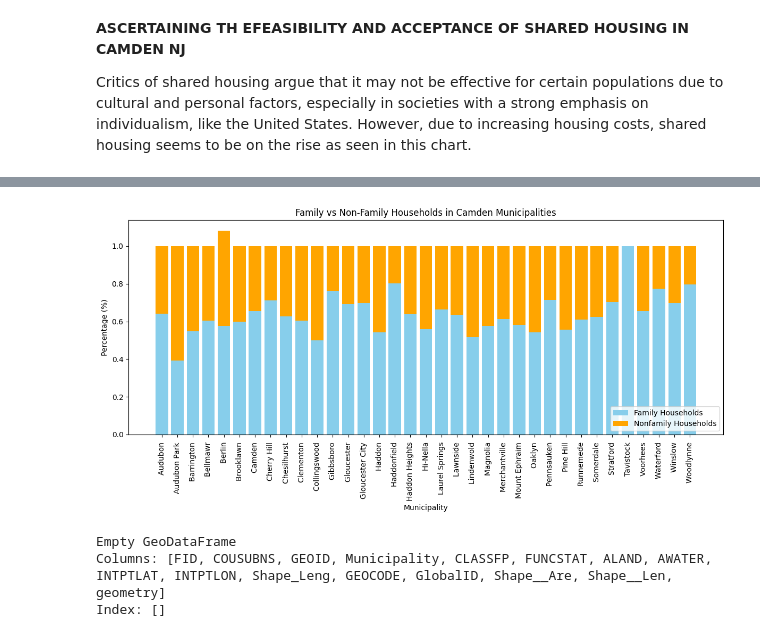
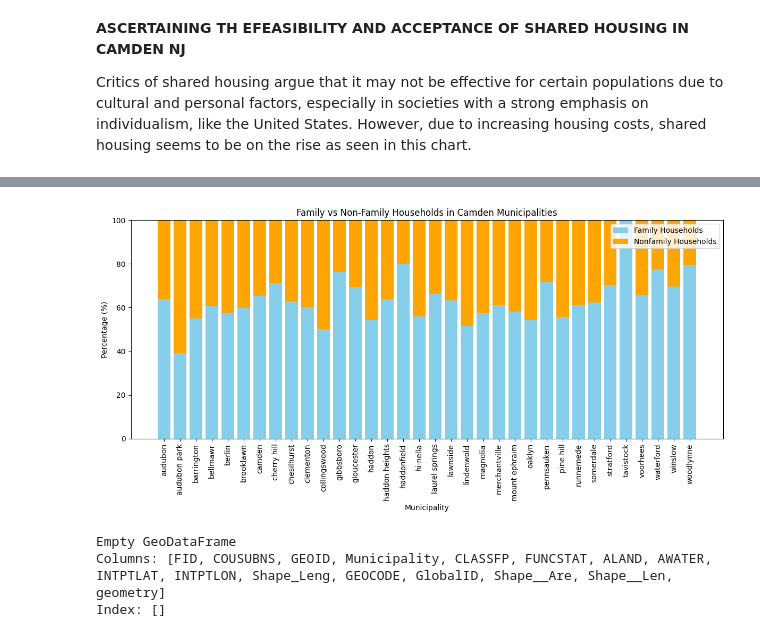
Before and after one commit to Funmiadebajo/GIS, a Jupyter notebook: PS4.ipynb, the cells around one changed output, grey strips where cells are left out. Drawn from its saved outputs; the diff is of its cells as text; code cells hidden in the pictures.

```diff
--- a/PS4.ipynb
+++ b/PS4.ipynb
@@ -659,18 +566,0 @@ Nonfamily_Households = Nonfamily_Households.dropna(subset=['Actual Renters'])
-# %%
-import re
-import geopandas as gpd
-
-# Load municipality data and clean names
-njMun = gpd.read_file('https://github.com/Funmiadebajo/GIS/raw/refs/heads/main/Municipality.zip')
-njMun.rename(columns={'NAMELSAD': 'Municipality'}, inplace=True)
-njMun.loc[:, 'Municipality'] = njMun['Municipality'].str.strip().str.lower()
-
-# Standardize and conditionally remove suffixes from municipality names
-def clean_municipality_name(name):
-    if 'berlin borough' in name or 'berlin township' in name:
-        return name  # Preserve Berlin Borough and Berlin Township
-    return re.sub(r'\s(borough|township|city|village|town)$', '', name, flags=re.IGNORECASE).strip().lower()
-
-# Apply the cleaning function
-njMun['Municipality'] = njMun['Municipality'].apply(clean_municipality_name)
-njMun.head(7)
@@ -709,28 +713,64 @@ njMun['Municipality'] = njMun['Municipality'].apply(clean_municipality_name)
 # %%
+import geopandas as gpd
+import pandas as pd
+import matplotlib.pyplot as plt
+import re
 
-# Load and clean Family Households data
+# Load municipality data and clean names
+njMun = gpd.read_file('https://github.com/Funmiadebajo/GIS/raw/refs/heads/main/Municipality.zip')
+njMun.rename(columns={'NAMELSAD': 'Municipality'}, inplace=True)
+njMun['Municipality'] = njMun['Municipality'].str.strip().str.lower()
+
+# Standardize municipality names while preserving Berlin distinctions
+def clean_municipality_name(name):
+    if 'berlin borough' in name:
+        return 'berlin borough'
+    if 'berlin township' in name:
+        return 'berlin township'
+    return re.sub(r'\s(borough|township|city|village|town)$', '', name, flags=re.IGNORECASE).strip().lower()
+
+# Apply cleaning to municipality data
+njMun['Municipality'] = njMun['Municipality'].apply(clean_municipality_name)
+
+# Load and clean Family Household data
 Family_Households = pd.read_excel('https://github.com/Funmiadebajo/GIS/raw/refs/heads/main/Median%20Income%202022.xlsx')
+Family_Households['Municipality'] = Family_Households['Municipality'].str.strip().str.lower()
+Family_Households['Municipality'] = Family_Households['Municipality'].apply(clean_municipality_name)
 Family_Households['Family Households'] = Family_Households['Family Households'].replace({'%': '', ',': ''}, regex=True)
 Family_Households['Family Households'] = pd.to_numeric(Family_Households['Family Households'], errors='coerce')
-Family_Households = Family_Households.dropna(subset=['Family Households'])
 
 # Load and clean Non-Family Household data
 Nonfamily_Households = pd.read_excel('https://github.com/Funmiadebajo/GIS/raw/refs/heads/main/Median%20Income%202022.xlsx')
+Nonfamily_Households['Municipality'] = Nonfamily_Households['Municipality'].str.strip().str.lower()
+Nonfamily_Households['Municipality'] = Nonfamily_Households['Municipality'].apply(clean_municipality_name)
 Nonfamily_Households['Nonfamily Households'] = Nonfamily_Households['Nonfamily Households'].replace({'\$': '', ',': ''}, regex=True)
 Nonfamily_Households['Nonfamily Households'] = pd.to_numeric(Nonfamily_Households['Nonfamily Households'], errors='coerce')
-Nonfamily_Households = Nonfamily_Households.dropna(subset=['Nonfamily Households'])
 
-# Merge Family and Non-Family Household data with njMun
-combined_data = pd.merge(Family_Households[['Municipality', 'Family Households']],
-                         Nonfamily_Households[['Municipality', 'Nonfamily Households']],
-                         on='Municipality',
-                         how='inner')
+# Outer merge Family and Non-Family data with indicator
+combined_data = pd.merge(
+    Family_Households[['Municipality', 'Family Households']],
+    Nonfamily_Households[['Municipality', 'Nonfamily Households']],
+    on='Municipality',
+    how='outer',
+    indicator=True
+)
 
-# Create a stacked bar chart for Family vs Non-Family Households across Municipalities
+# Debugging: Check for Berlin entries
+print(combined_data[combined_data['Municipality'].str.contains('berlin')])
+
+# Filter and normalize data
+combined_data = combined_data.dropna(subset=['Family Households', 'Nonfamily Households'])  # Drop rows with missing data
+combined_data['Total Households'] = combined_data['Family Households'] + combined_data['Nonfamily Households']
+combined_data['Family Households'] = (combined_data['Family Households'] / combined_data['Total Households']) * 100
+combined_data['Nonfamily Households'] = (combined_data['Nonfamily Households'] / combined_data['Total Households']) * 100
+
+# Verify that both Berlins are included
+print("Unique municipalities:", combined_data['Municipality'].unique())
+
+# Create a stacked bar chart
 plt.figure(figsize=(12, 6))
 plt.bar(combined_data['Municipality'], combined_data['Family Households'], label='Family Households', color='skyblue')
-plt.bar(combined_data['Municipality'], combined_data['Nonfamily Households'], bottom=combined_data['Family Households'],
-         label='Nonfamily Households', color='orange')
+plt.bar(combined_data['Municipality'], combined_data['Nonfamily Households'], bottom=combined_data['Family Households'], label='Nonfamily Households', color='orange')
 
 # Add labels and title
 plt.xlabel('Municipality')
@@ -742,6 +782,4 @@ plt.legend()
 # Display the chart
 plt.tight_layout()
 plt.show();
-
-#aok: why is berlin over 100? discuss and interpret results
 # %% [output]
@@ -748,4 +798,4 @@ plt.show();
-[figure, old version]
+[figure, new version]
 # %%
 print(njMun[njMun['Municipality'].str.contains('Berlin')])
 # %% [output]
```
Also changed, not shown: parts of 8 cells of this notebook.
